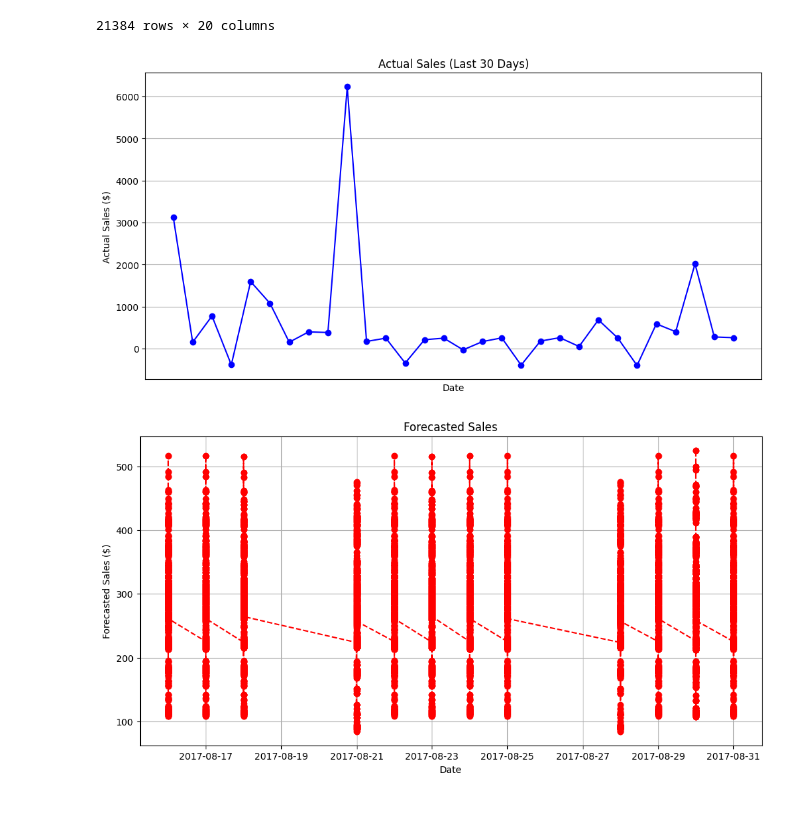
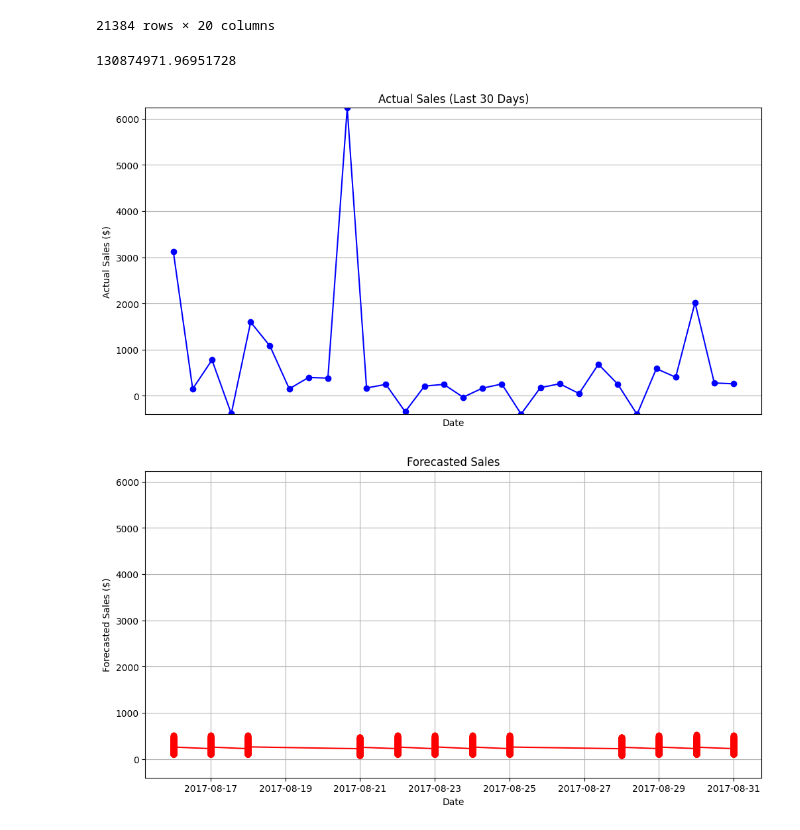
Before and after one commit to MarthaK-Coder/Azubi-Africa-LP3-Sprint, a Jupyter notebook: Project3 Notebook.ipynb, the cells around one changed output. Drawn from its saved outputs; the diff is of its cells as text; code cells hidden in the pictures.

```diff
--- a/Project3 Notebook.ipynb
+++ b/Project3 Notebook.ipynb
@@ -3340,33 +3340,52 @@ final_test_with_pred
 | 2017-08-31 | 9 | 1 | 47.259998 | 0.0 | 0.0 | 0.0 | ... |
 | 2017-08-31 | 9 | 0 | 47.259998 | 0.0 | 0.0 | 1.0 | ... |
 21384 rows × 20 columns
+# %%
+final_train['Sales($)'].sum()
+# %% [output]
+130874971.96951728
 # %%
 #comparing sales for actual and forecasted
 # 1. Plot the actual sales
 # Select the last 30 days of data
 last_30_days = final_train.iloc[-30:]
 
-# Create a plot for the last 30 days of actual sales
+# Find the minimum and maximum values of actual sales for y-axis range
+min_sales = min(last_30_days['Sales($)'])
+max_sales = max(last_30_days['Sales($)'])
+
+# Create a plot for the last 30 days of actual sales with a common y-axis range
 plt.figure(figsize=(12, 6))
 plt.plot(last_30_days.index, last_30_days['Sales($)'], marker='o', linestyle='-', color='blue')
 plt.xlabel('Date')
 plt.ylabel('Actual Sales ($)')
 plt.title('Actual Sales (Last 30 Days)')
 plt.grid(True)
 
+# Set a common y-axis range for both plots
+plt.ylim(min_sales, max_sales)
+
 # Remove x-axis labels (dates)
 plt.xticks([])
 
 plt.show()
 
 # 2. Plot the forecasted sales
+# Find the minimum and maximum values of forecasted sales for y-axis range
+min_forecasted_sales = min(final_test_with_pred['Forecasted Sales'])
+max_forecasted_sales = max(final_test_with_pred['Forecasted Sales'])
+
 plt.figure(figsize=(12, 6))
-plt.plot(final_test_with_pred.index, final_test_with_pred['Forecasted Sales'], marker='o', linestyle='--', color='red')
+plt.plot(final_test_with_pred.index, final_test_with_pred['Forecasted Sales'], marker='o', linestyle='-', color='red')
 plt.xlabel('Date')
 plt.ylabel('Forecasted Sales ($)')
 plt.title('Forecasted Sales')
 plt.grid(True)
+
+# Set a common y-axis range for both plots
+plt.ylim(min(min_sales, min_forecasted_sales), max(max_sales, max_forecasted_sales))
+
 plt.show()
 # %% [output]
-[figure, old version]
+[figure, new version]
-[figure, old version]
+[figure, new version]
```
Also changed, not shown: parts of 1 cell of this notebook.
